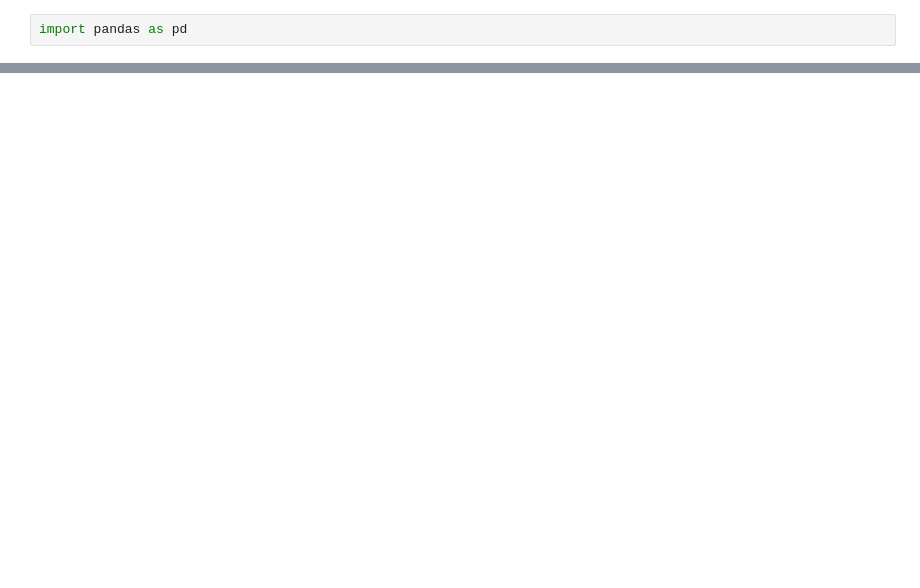
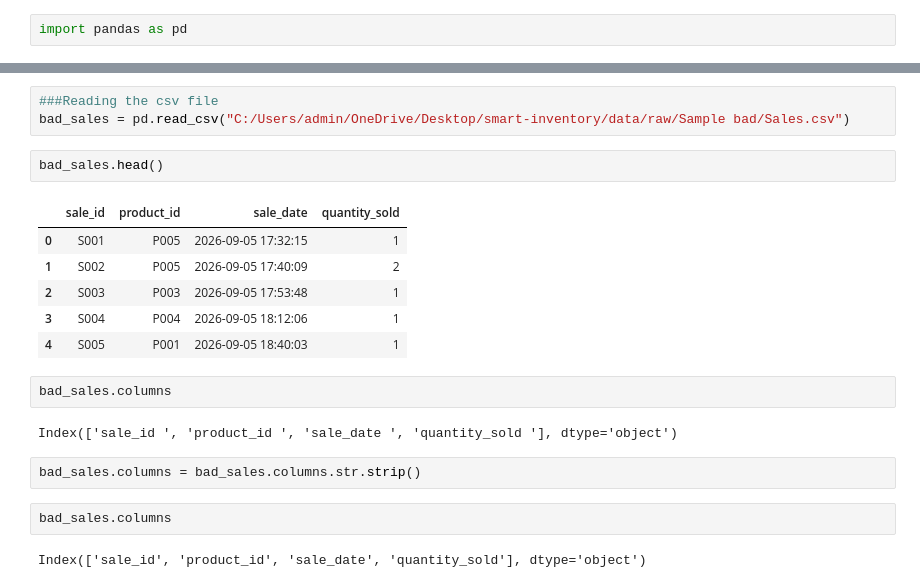
Before and after one commit to vikash122005/smart-inventory-management, a Jupyter notebook: src/Untitled.ipynb, the cells around one changed output, grey strips where cells are left out. Saved outputs shown, nothing was run; the diff lists cells and outputs as text; blank space fills up the shorter version.

```diff
--- a/src/Untitled.ipynb
+++ b/src/Untitled.ipynb
@@ -217,0 +175,22 @@ bad_data_inventory[bad_data_inventory["current_stock "] > 0]
+# %%
+###Reading the csv file
+bad_sales = pd.read_csv("C:/Users/admin/OneDrive/Desktop/smart-inventory/data/raw/Sample bad/Sales.csv")
+# %%
+bad_sales.head()
+# %% [output]
+|  | sale_id | product_id | sale_date | quantity_sold |
+| 0 | S001 | P005 | 2026-09-05 17:32:15 | 1 |
+| 1 | S002 | P005 | 2026-09-05 17:40:09 | 2 |
+| 2 | S003 | P003 | 2026-09-05 17:53:48 | 1 |
+| 3 | S004 | P004 | 2026-09-05 18:12:06 | 1 |
+| 4 | S005 | P001 | 2026-09-05 18:40:03 | 1 |
+# %%
+bad_sales.columns
+# %% [output]
+Index(['sale_id ', 'product_id ', 'sale_date ', 'quantity_sold '], dtype='object')
+# %%
+bad_sales.columns = bad_sales.columns.str.strip()
+# %%
+bad_sales.columns
+# %% [output]
+Index(['sale_id', 'product_id', 'sale_date', 'quantity_sold'], dtype='object')
```
Also changed, not shown: parts of 68 cells of this notebook.
